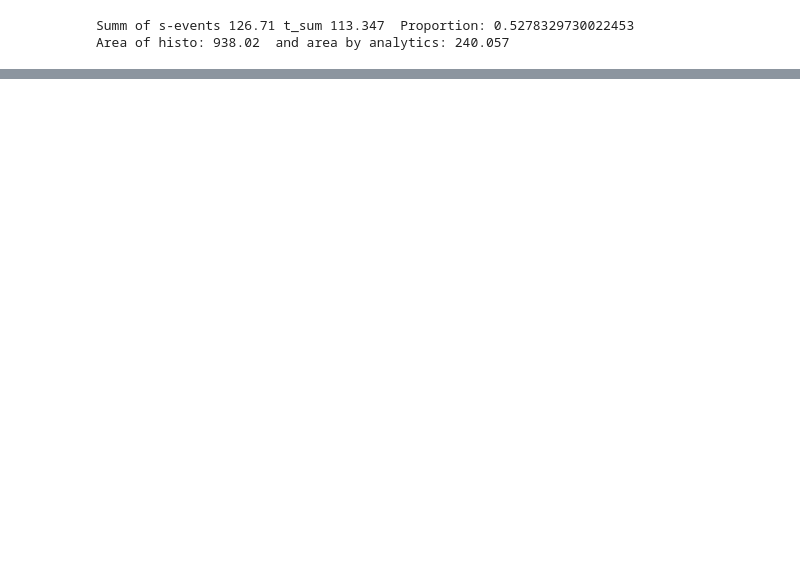
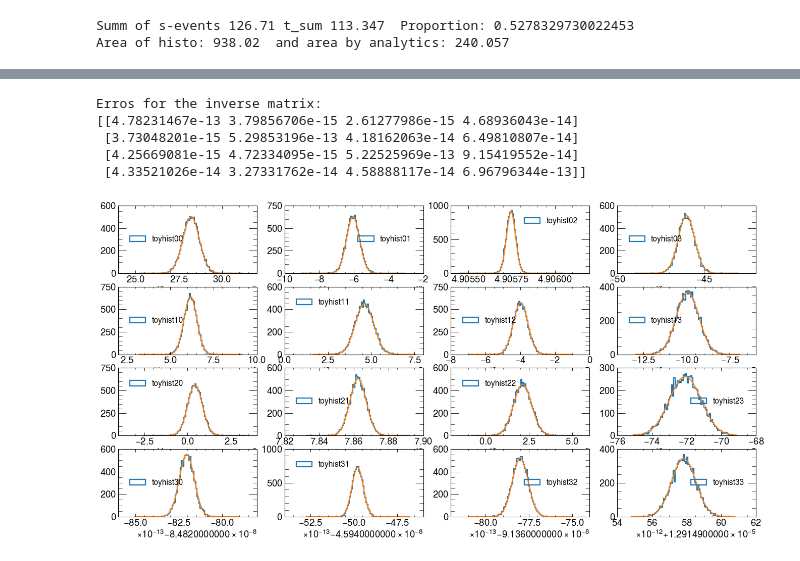
Before and after one commit to leon-goepfert/FP2, a Jupyter notebook: DataAna1.ipynb, the cells around one changed output, grey strips where cells are left out. Cells and saved outputs as stored; diff of their text form; code cells hidden in the pictures; blank space fills up the shorter version.

```diff
--- a/DataAna1.ipynb
+++ b/DataAna1.ipynb
@@ -284,6 +284,11 @@ var_ee = np.sqrt(ee_eff)/len(id_ee)
 var_mm = np.sqrt(mm_eff)/len(id_mm)
 var_tt = np.sqrt(tt_eff)/len(id_tt)
 
+var_qq = np.sqrt((np.sqrt(qq_eff)/len(id_qq))**2+(np.sqrt(len(id_qq))*qq_eff/len(id_qq)**2)**2)
+var_ee = np.sqrt((np.sqrt(ee_eff)/len(id_ee))**2+(np.sqrt(len(id_ee))*ee_eff/len(id_qq)**2)**2)
+var_mm = np.sqrt((np.sqrt(mm_eff)/len(id_mm))**2+(np.sqrt(len(id_mm))*mm_eff/len(id_qq)**2)**2)
+var_tt = np.sqrt((np.sqrt(tt_eff)/len(id_tt))**2+(np.sqrt(len(id_tt))*tt_eff/len(id_qq)**2)**2)
+mat_error=[var_qq,var_ee,var_mm,var_tt]
 print(var_qq)
 print(var_ee)
 print(var_mm)
@@ -362,28 +397,5 @@ Area of histo: 938.02  and area by analytics: 240.057
 # %%
-from scipy.optimize import curve_fit
 
-matrix = np.array(mat)
-
-error_matrix = np.array(mat_error)
-
-
-### Number of toy experiments to be done
-ntoy = 10000
-
-### Create numpy matrix of list to append elements of inverted toy matrices
-inverse_toys = np.empty((4,4))
-
-# Create toy efficiency matrix out of gaussian-distributed random values
-for i in range(0,ntoy,1):
-    toy_matrix = np.zeros((4,4))
-    toy_matrix = np.random.normal(matrix,error_matrix,size=(4,4))
-
-    ### Invert toy matrix
-    inverse_toy = np.linalg.inv(toy_matrix)
-
-    #print(inverse_toys.item(0,0),inverse_toy.item(0,0))
-    # Append values
-    inverse_toys = np.dstack((inverse_toys,inverse_toy))
 
 # Define gaussian function to fit to the toy distributions:
 def gauss(x, A, mu, sigma):
@@ -416,37 +428,50 @@ ax31 = plt.subplot(4,4,14)
 ax32 = plt.subplot(4,4,15)
 ax33 = plt.subplot(4,4,16)
 
 axes = [[ax00,ax01,ax02,ax03],
         [ax10,ax11,ax12,ax13],
         [ax20,ax21,ax22,ax23],
         [ax30,ax31,ax32,ax33]]
-
+dx=0.000000000003
+dx1=0.0000000000003
+dx2=0.00000000000003
 ## IMPORTANT! Find suitable ranges to fit/plot gaussian distributions successfully!
-ranges = [[(0.9,1.1)   ,(-0.02,0.02), (-0.02,0.02), (-0.02,0.02)],
-          [(-0.02,0.02),(0.9,1.1)   , (-0.02,0.02), (-0.02,0.02)],
-          [(-0.02,0.02),(-0.02,0.02), (0.9,1.1)   , (-0.02,0.02)],
-          [(-0.02,0.02),(-0.02,0.02), (-0.02,0.02), (0.9,1.1)]]
+ranges = [[(matrix_inv[0][0]-dx,matrix_inv[0][0]+dx),(matrix_inv[0][1]-dx2,matrix_inv[0][1]+dx2), (matrix_inv[0][2]-dx2,matrix_inv[0][2]+dx2), (matrix_inv[0][3]-dx1,matrix_inv[0][3]+dx1)],
+          [(matrix_inv[1][0]-dx2,matrix_inv[1][0]+dx2),(matrix_inv[1][1]-dx,matrix_inv[1][1]+dx), (matrix_inv[1][2]-dx1,matrix_inv[1][2]+dx1), (matrix_inv[1][3]-dx1,matrix_inv[1][3]+dx1)],
+          [(matrix_inv[2][0]-dx2,matrix_inv[2][0]+dx2),(matrix_inv[2][1]-dx2,matrix_inv[2][1]+dx2), (matrix_inv[2][2]-dx,matrix_inv[2][2]+dx), (matrix_inv[2][3]-dx1,matrix_inv[2][3]+dx1)],
+          [(matrix_inv[3][0]-dx1,matrix_inv[3][0]+dx1),(matrix_inv[3][1]-dx1,matrix_inv[3][1]+dx1), (matrix_inv[3][2]-dx1,matrix_inv[3][2]+dx1), (matrix_inv[3][3]-dx,matrix_inv[3][3]+dx)]]
 
 
 # Fill histograms for each inverted matrix coefficient:
 for j in range(0,4,1):
     for k in range(0,4,1):
 
         # Diagonal and off-diagonal terms have different histogram ranges
-        hbins, hedges, _ = axes[j][k].hist(inverse_toys[j,k,:],bins=30,range=ranges[j][k],  histtype='step', linewidth=2, label=f'toyhist{j}{k}')
+        hbins, hedges, _ = axes[j][k].hist(inverse_toys[j,k,:],bins=100,range=ranges[j][k],  histtype='step', linewidth=2, label=f'toyhist{j}{k}')
         axes[j][k].legend()
 
         ## Guess initial parameters of the fit by taking random value from hist and std
         _p0 = [ntoy/10.,np.std(inverse_toys[j,k,:]),np.std(inverse_toys[j,k,:])]
+        if j==k:
+            sig=dx
+        else:
+            sig=dx2
 
         # Get the fitted curve
         h_mid = 0.5*(hedges[1:] + hedges[:-1]) #Calculate midpoints for the fit
-        coeffs, _ = curve_fit(gauss, h_mid, hbins, maxfev=100000)
+        coeffs, _ = curve_fit(gauss, h_mid, hbins, p0=[600,matrix_inv[j][k],sig], maxfev=100000)
         h_fit = gauss(h_mid, *coeffs)
 
         axes[j][k].plot(h_mid, h_fit,label=f'Fit{j}{k}')
 
         inverse_means[j,k] = coeffs[1]
         inverse_errors[j,k] = abs(coeffs[2])
 
 print(f"Erros for the inverse matrix:\n{inverse_errors}")
+# %% [output]
+Erros for the inverse matrix:
+[[4.78231467e-13 3.79856706e-15 2.61277986e-15 4.68936043e-14]
+ [3.73048201e-15 5.29853196e-13 4.18162063e-14 6.49810807e-14]
+ [4.25669081e-15 4.72334095e-15 5.22525969e-13 9.15419552e-14]
+ [4.33521026e-14 3.27331762e-14 4.58888117e-14 6.96796344e-13]]
+[figure, added]
```
Also changed, not shown: parts of 5 cells of this notebook.
